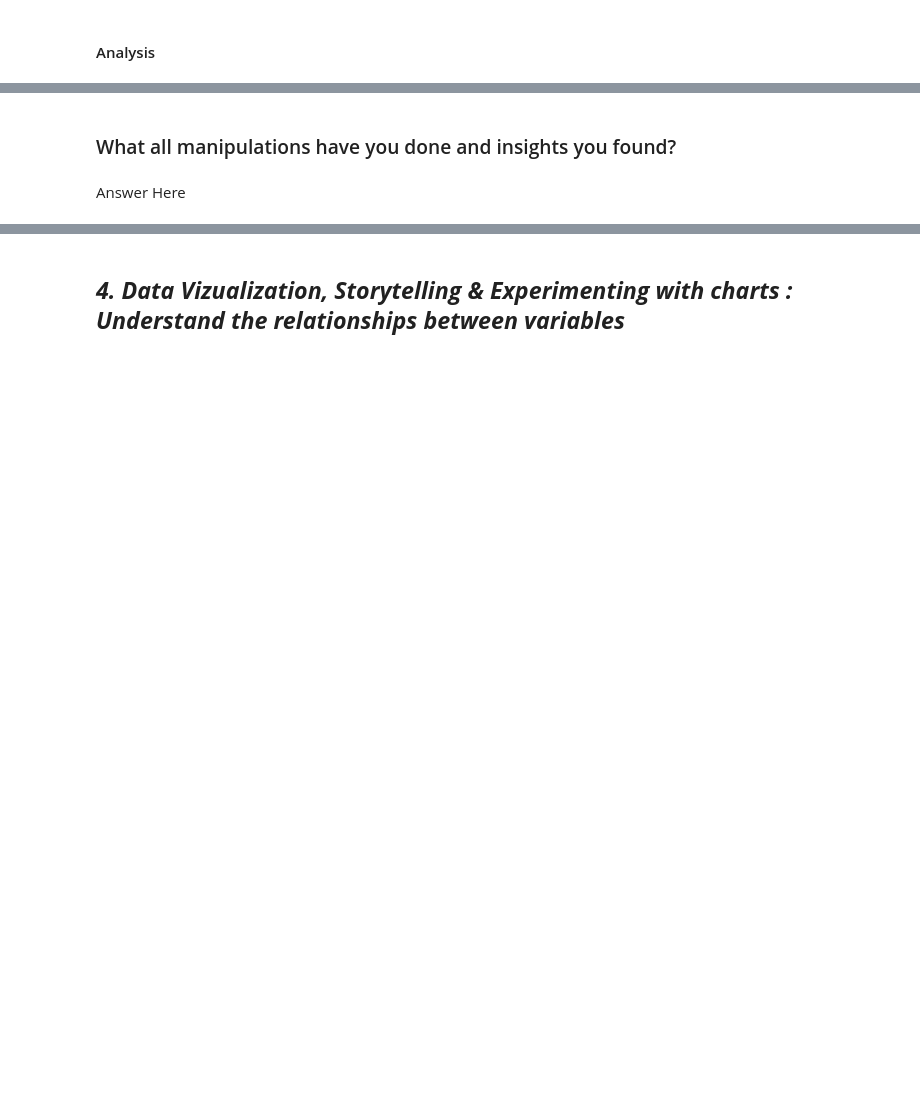
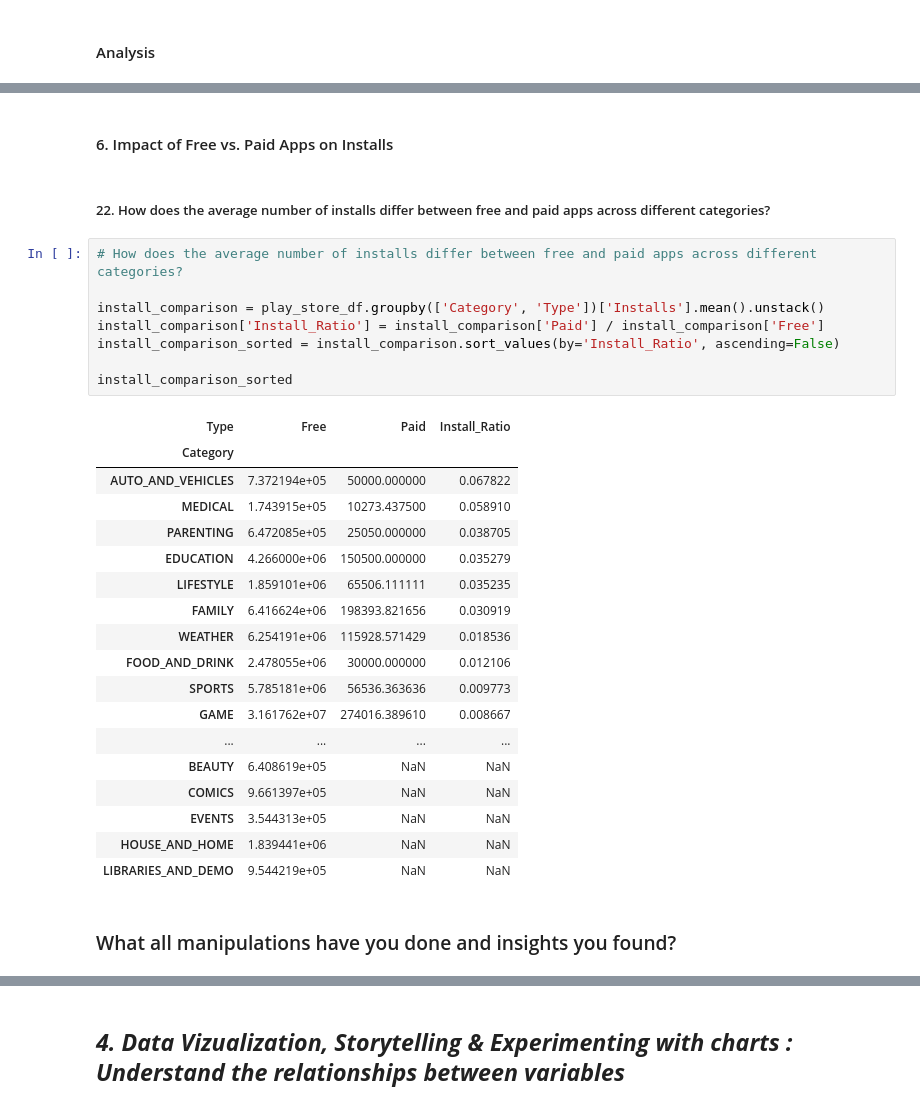
Before and after one commit to pandey-rakshit/almabetter, a Jupyter notebook: Module2/capstone/Play_store_EDA/PlayStoreEDA.ipynb, the cells around one changed output, grey strips where cells are left out. Saved outputs shown, nothing was run; the diff lists cells and outputs as text; blank space fills up the shorter version.

```diff
--- a/Module2/capstone/Play_store_EDA/PlayStoreEDA.ipynb
+++ b/Module2/capstone/Play_store_EDA/PlayStoreEDA.ipynb
@@ -776,4 +1074,33 @@ play_store_df
+# %% [markdown]
+#### 6. Impact of Free vs. Paid Apps on Installs
+# %% [markdown]
+##### 22. How does the average number of installs differ between free and paid apps across different categories?
+# %%
+# How does the average number of installs differ between free and paid apps across different categories?
+
+install_comparison = play_store_df.groupby(['Category', 'Type'])['Installs'].mean().unstack()
+install_comparison['Install_Ratio'] = install_comparison['Paid'] / install_comparison['Free']
+install_comparison_sorted = install_comparison.sort_values(by='Install_Ratio', ascending=False)
+
+install_comparison_sorted
+# %% [output]
+| Type | Free | Paid | Install_Ratio |
+| Category |  |  |  |
+| AUTO_AND_VEHICLES | 7.372194e+05 | 50000.000000 | 0.067822 |
+| MEDICAL | 1.743915e+05 | 10273.437500 | 0.058910 |
+| PARENTING | 6.472085e+05 | 25050.000000 | 0.038705 |
+| EDUCATION | 4.266000e+06 | 150500.000000 | 0.035279 |
+| LIFESTYLE | 1.859101e+06 | 65506.111111 | 0.035235 |
+| FAMILY | 6.416624e+06 | 198393.821656 | 0.030919 |
+| WEATHER | 6.254191e+06 | 115928.571429 | 0.018536 |
+| FOOD_AND_DRINK | 2.478055e+06 | 30000.000000 | 0.012106 |
+| SPORTS | 5.785181e+06 | 56536.363636 | 0.009773 |
+| GAME | 3.161762e+07 | 274016.389610 | 0.008667 |
+| ... | ... | ... | ... |
+| BEAUTY | 6.408619e+05 | NaN | NaN |
+| COMICS | 9.661397e+05 | NaN | NaN |
+| EVENTS | 3.544313e+05 | NaN | NaN |
+| HOUSE_AND_HOME | 1.839441e+06 | NaN | NaN |
+| LIBRARIES_AND_DEMO | 9.544219e+05 | NaN | NaN |
 # %% [markdown]
 ### What all manipulations have you done and insights you found?
-# %% [markdown]
-Answer Here
```
Also changed, not shown: parts of 58 cells of this notebook.
